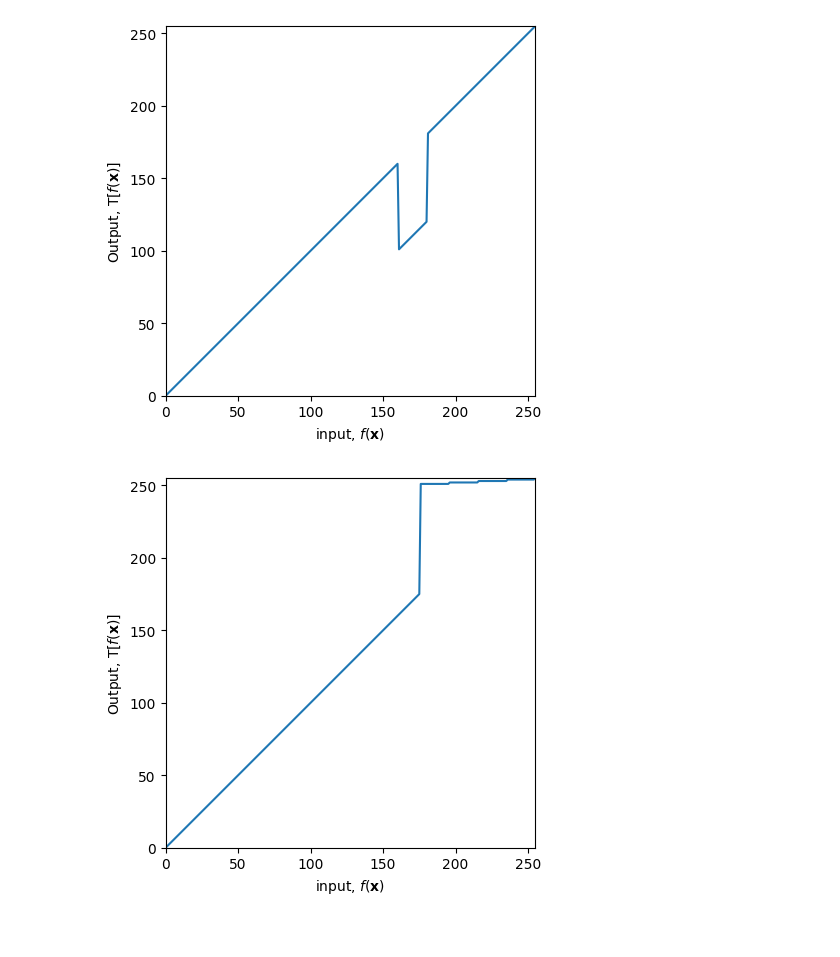
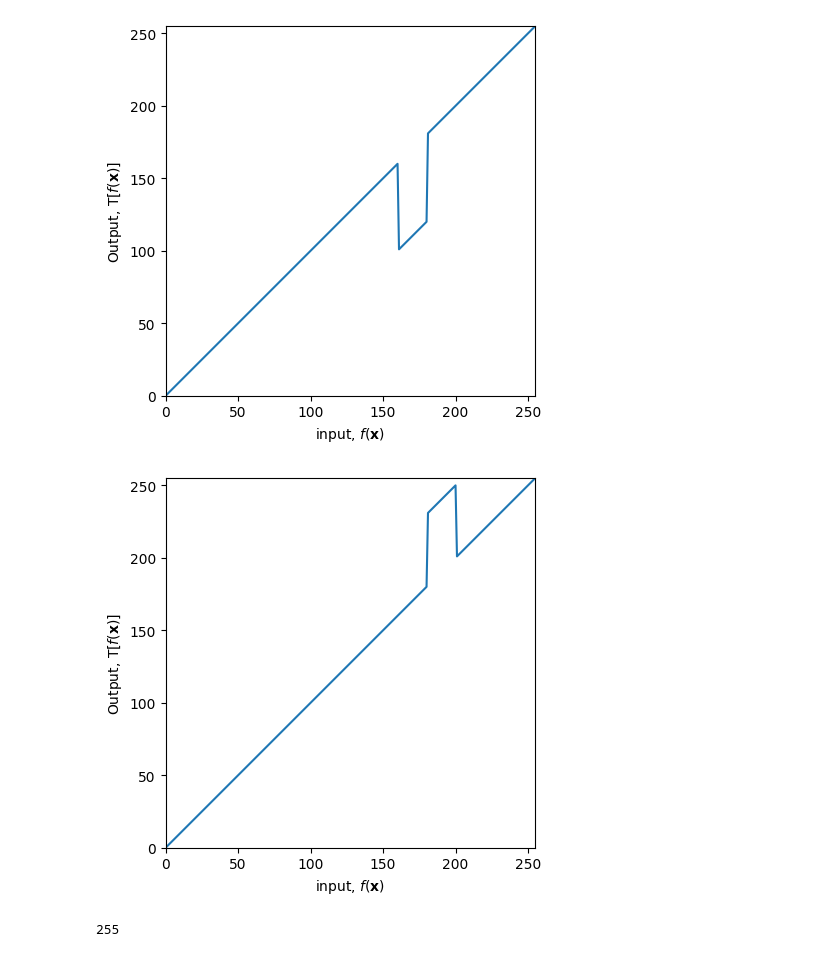
Before and after one commit to oshanyalegama/EN3160-Assignment-01, a Jupyter notebook: assignment 1.ipynb, the cells around one changed output. Saved outputs shown, nothing was run; the diff lists cells and outputs as text; code cells hidden in the pictures.

```diff
--- a/assignment 1.ipynb
+++ b/assignment 1.ipynb
@@ -64,33 +61,33 @@ cv.destroyAllWindows()
 # %% [output]
 [figure]
 # %%
-c = np.array([(0,0),(175,175),(175,250),(255,255),(255,255),(255,255)])
+c = np.array([(0,0),(180,180),(180,230),(200,250),(200,200),(255,255)])
 t1 = np.linspace(c[0,1],c[1,1], c[1,0]+1).astype('uint8')
 t2 = np.linspace(c[2,1]+1,c[3,1], c[3,0] - c[2,0]).astype('uint8')
 t3 = np.linspace(c[4,1]+1,c[5,1], c[5,0]-c[4,0] ).astype('uint8')
 
 transform = np.concatenate((t1,t2)).astype('uint8')
 transform = np.concatenate((transform,t3)).astype('uint8')
 
 fig, ax = plt.subplots()
 ax.plot(transform)
 ax.set_xlabel(r'input, $f(\mathbf{x})$')
 ax.set_ylabel('Output, $\mathrm{T}[f(\mathbf{x})]$')
 ax.set_xlim(0,255)
 ax.set_ylim(0,255)
 ax.set_aspect('equal')
 plt.savefig('transform.png')
 plt.show()
 img_orig = cv.imread('BrainProtonDensitySlice9.png', cv.IMREAD_GRAYSCALE)
 cv.namedWindow('Image',cv.WINDOW_AUTOSIZE)
 cv.imshow('Image', img_orig)
 cv.waitKey(0)
 image_transformed = cv.LUT(img_orig, transform)
 cv.imshow('Image', image_transformed)
 cv.waitKey(0)
 cv.destroyAllWindows()
 # %% [output]
-[figure, old version]
+[figure, new version]
 # %%
 img_orig = cv.imread('highlights_and_shadows.jpg')
 img_lab = cv.cvtColor(img_orig, cv.COLOR_BGR2LAB)
@@ -109,6 +106,10 @@ cv.waitKey(0)
 cv.destroyAllWindows()
 # %%
 def incr_vibr(x,a,sigma):
-    f = x + (a/128 * np.e**(-(x-128)**2/(2*sigma**2)))
+    f = x + (a*128 * np.e**(-(x-128)**2/(2*sigma**2)))
     return min(f,255)
+
+print(incr_vibr(100,2000,1000))
+# %% [output]
+255
 # %%
```
Also changed, not shown: parts of 11 cells of this notebook, 7 other files.
